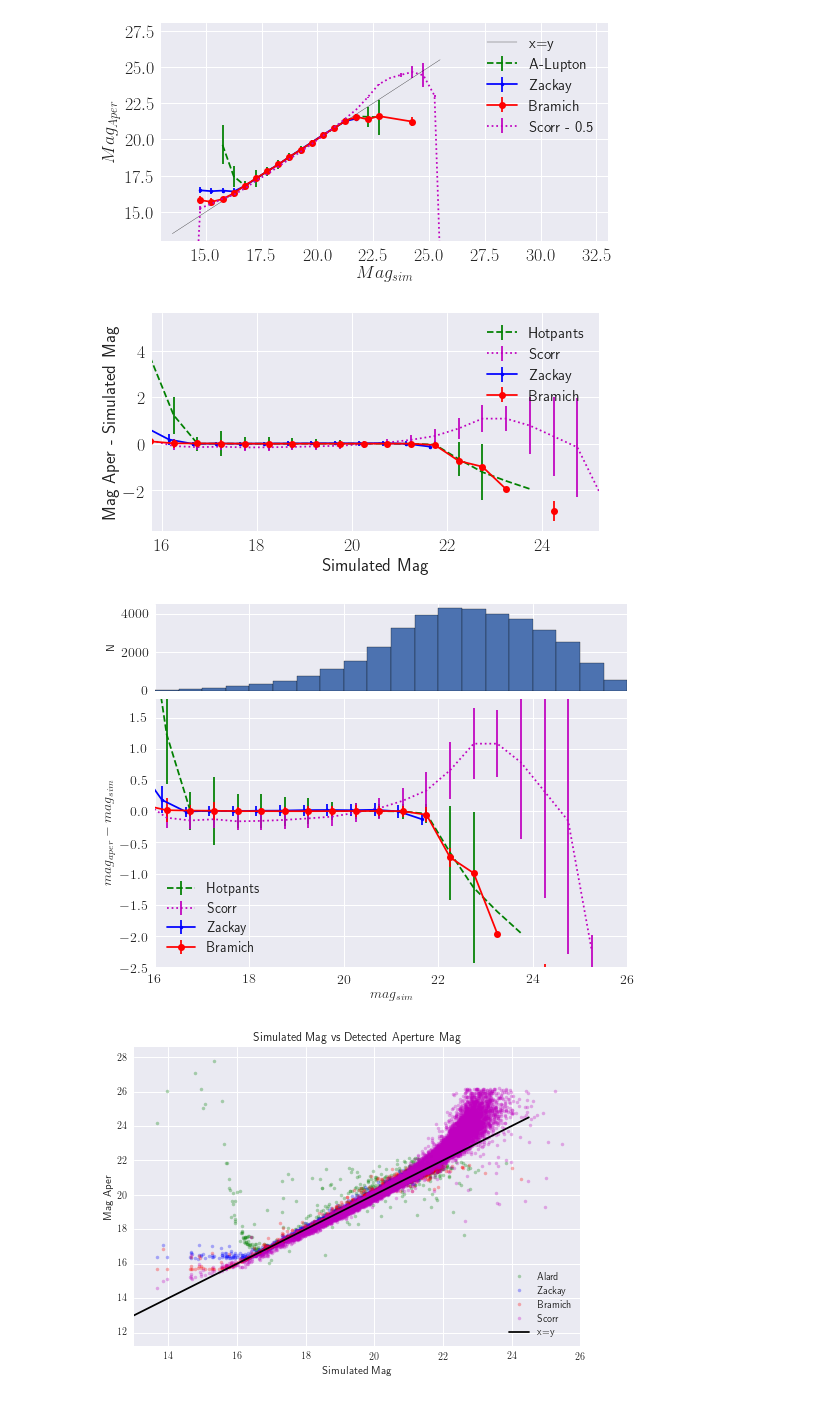
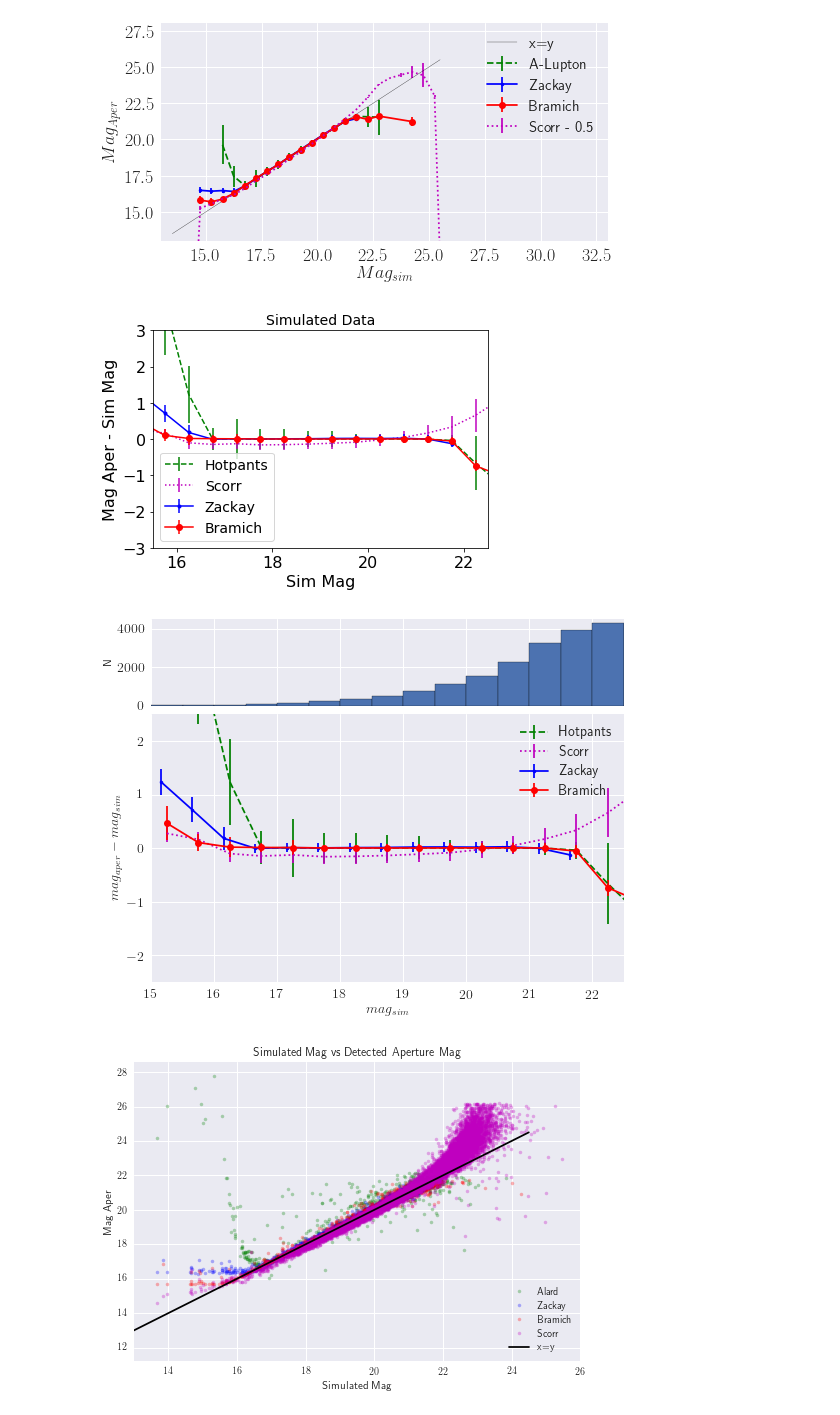
Before and after one commit to BrunoSanchez/RBMLearning, a Jupyter notebook: Plots-foursome.ipynb, the cells around one changed output. Drawn from its saved outputs; the diff is of its cells as text; code cells hidden in the pictures.

```diff
--- a/Plots-foursome.ipynb
+++ b/Plots-foursome.ipynb
@@ -65,3 +63,7 @@ engine = create_engine('sqlite:///../RBpipeline/newrbogus22-dev.db')
+# %%
+#engine = create_engine('sqlite:///../RBpipeline/newrbogus22-dev.db')
+CONNECTION = 'postgresql://jarvis:Bessel0@172.18.122.4:5432/resimulation_docker'
+engine = create_engine(CONNECTION)
 # %% [markdown]
 Asking to the database for the undetected objects (False Negatives)
 # %%
@@ -136,14 +138,14 @@ dt_hot = pd.merge(pd.read_sql_table('DetectedHOT', engine),
 # %%
 dt_sps = pd.merge(pd.read_sql_table('SDetected', engine),
                   pd.read_sql_query("""SELECT
-                                        SDetected.id,
-                                        Simulated.app_mag as sim_mag,
-                                        Simulated.id as sim_id
-                                    FROM SDetected
-                                        LEFT JOIN SReals
-                                            ON SDetected.id==SReals.detected_id
-                                        LEFT JOIN Simulated
-                                            ON Simulated.id==SReals.simulated_id""", engine),
+                                        d.id,
+                                        s.app_mag as sim_mag,
+                                        s.id as sim_id
+                                    FROM "SDetected" d
+                                        LEFT JOIN "SReals" r
+                                            ON d.id=r.detected_id
+                                        LEFT JOIN "Simulated" s
+                                            ON s.id=r.simulated_id""", engine),
                                       on='id', suffixes=('',''))
 # %%
 dt_scr = pd.merge(pd.read_sql_table('SCorrDetected', engine),
@@ -611,36 +625,35 @@ def binning_res(data, bins, return_center_bins=False):
 # %%
-plt.figure(figsize=(8,4))
-bins = np.arange(14, 26.5, .5)
+plt.figure(figsize=(6,4))
+bins = np.arange(15, 26.5, .5)
 
 #mean_sim, stdv_sim, _ = binning(dt_hot['sim_mag'], bins=bins)
 mean_det, stdv_det, sqrtn, mean_sim = binning_res(dt_hot, bins=bins)
 plt.errorbar(mean_sim, mean_det, yerr=stdv_det, fmt='g--', label='Hotpants')
 
 # mean_sim, stdv_sim, _ = binning(dt_sps['sim_mag'], bins=bins)
 mean_det, stdv_det, sqrtn, mean_sim = binning_res(dt_sps, bins=bins)
 plt.errorbar(mean_sim, mean_det, yerr=stdv_det, fmt='m:', label='Scorr')
 
 # mean_sim, stdv_sim, _ = binning(dt_zps['sim_mag'], bins=bins)
 mean_det, stdv_det, sqrtn, mean_sim = binning_res(dt_zps, bins=bins)
-plt.errorbar(mean_sim-0.1, mean_det, yerr=stdv_det, fmt='b.-', label='Zackay')
+plt.errorbar(mean_sim, mean_det, yerr=stdv_det, fmt='b.-', label='Zackay')
 
 # mean_sim, stdv_sim, _ = binning(dt_ois['sim_mag'], bins=bins)
 mean_det, stdv_det, sqrtn, mean_sim = binning_res(dt_ois, bins=bins)
 plt.errorbar(mean_sim, mean_det, yerr=stdv_det, fmt='ro-', label='Bramich')
 
 #plt.plot(np.arange(13.5, 26, 0.5), np.arange(13.5, 26, 0.5), color='k', label='x=y', linewidth=0.3)
+plt.tick_params(labelsize=16)
+plt.ylabel('Mag Aper - Sim Mag', fontsize=16)
+plt.xlabel('Sim Mag', fontsize=16)
+plt.title('Simulated Data', fontsize=14)
+plt.legend(loc='best', fontsize=14)
 
-plt.tick_params(labelsize=18)
-plt.ylabel('Mag Aper - Simulated Mag', fontsize=18)
-plt.xlabel('Simulated Mag', fontsize=18)
-#plt.title('Simulated Mag vs Detected Aperture Mag', fontsize=14)
-plt.legend(loc='best', fontsize=15)
-
-plt.xlim(15.8, 25.2)
-#plt.ylim(-2., 2.5)
-plt.savefig(os.path.join(plot_dir, 'corrected_aper_diff_vs_simulated_mag.png'), format='png', dpi=480)
+plt.xlim(15.5, 22.5)
+plt.ylim(-3, 3)
+plt.savefig(os.path.join(plot_dir, 'corrected_aper_diff_vs_simulated_mag.svg'), format='svg', dpi=480)
 # %% [output]
-[figure, old version]
+[figure, new version]
 # %%
 from matplotlib.ticker import NullFormatter
 
@@ -667,7 +680,7 @@ axHistx = plt.axes(rect_histx)
 axHistx.xaxis.set_major_formatter(nullfmt)
 
 # the scatter plot:
-bins = np.arange(14, 26.5, .5)
+bins = np.arange(15, 26.5, .5)
 
 #mean_sim, stdv_sim, _ = binning(dt_hot['sim_mag'], bins=bins)
 mean_det, stdv_det, sqrtn, mean_sim = binning_res(dt_hot, bins=bins)
@@ -685,8 +698,8 @@ axScatter.errorbar(mean_sim-0.1, mean_det, yerr=stdv_det, fmt='b.-', label='Zack
 mean_det, stdv_det, sqrtn, mean_sim = binning_res(dt_ois, bins=bins)
 axScatter.errorbar(mean_sim, mean_det, yerr=stdv_det, fmt='ro-', label='Bramich')
 
-axScatter.set_xlim((16., 26))
-axScatter.set_ylim((-2.5, 1.8))
+axScatter.set_xlim((15., 22.5))
+axScatter.set_ylim((-2.5, 2.5))
 axScatter.tick_params(labelsize=14)
 axScatter.set_ylabel('$mag_{aper} - mag_{sim}$', fontsize=14)
 axScatter.set_xlabel('$mag_{sim}$', fontsize=14)
@@ -703,7 +716,7 @@ axHistx.set_ylabel('N')
 
 plt.savefig(os.path.join(plot_dir,'diff_vs_sim_margin.pdf'), format='pdf', dpi=420)
 # %% [output]
-[figure, old version]
+[figure, new version]
 # %%
 plt.plot(dt_hot['sim_mag'], dt_hot['mag'], 'g.', label='Alard', alpha=0.3)
 plt.plot(dt_zps['sim_mag'], dt_zps['mag'], 'b.', label='Zackay', alpha=0.3)
```
Also changed, not shown: parts of 36 cells of this notebook, 10 other files.
